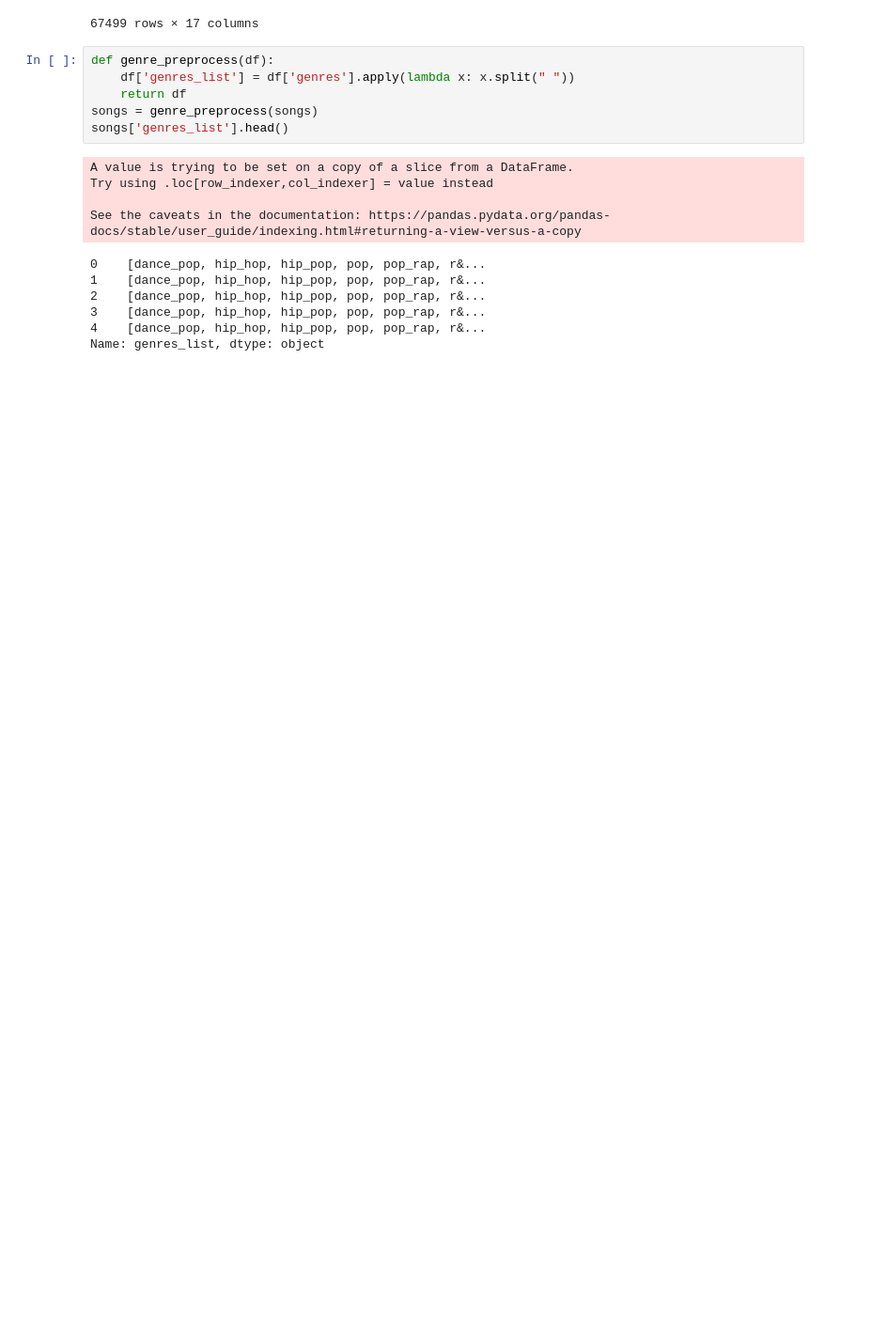
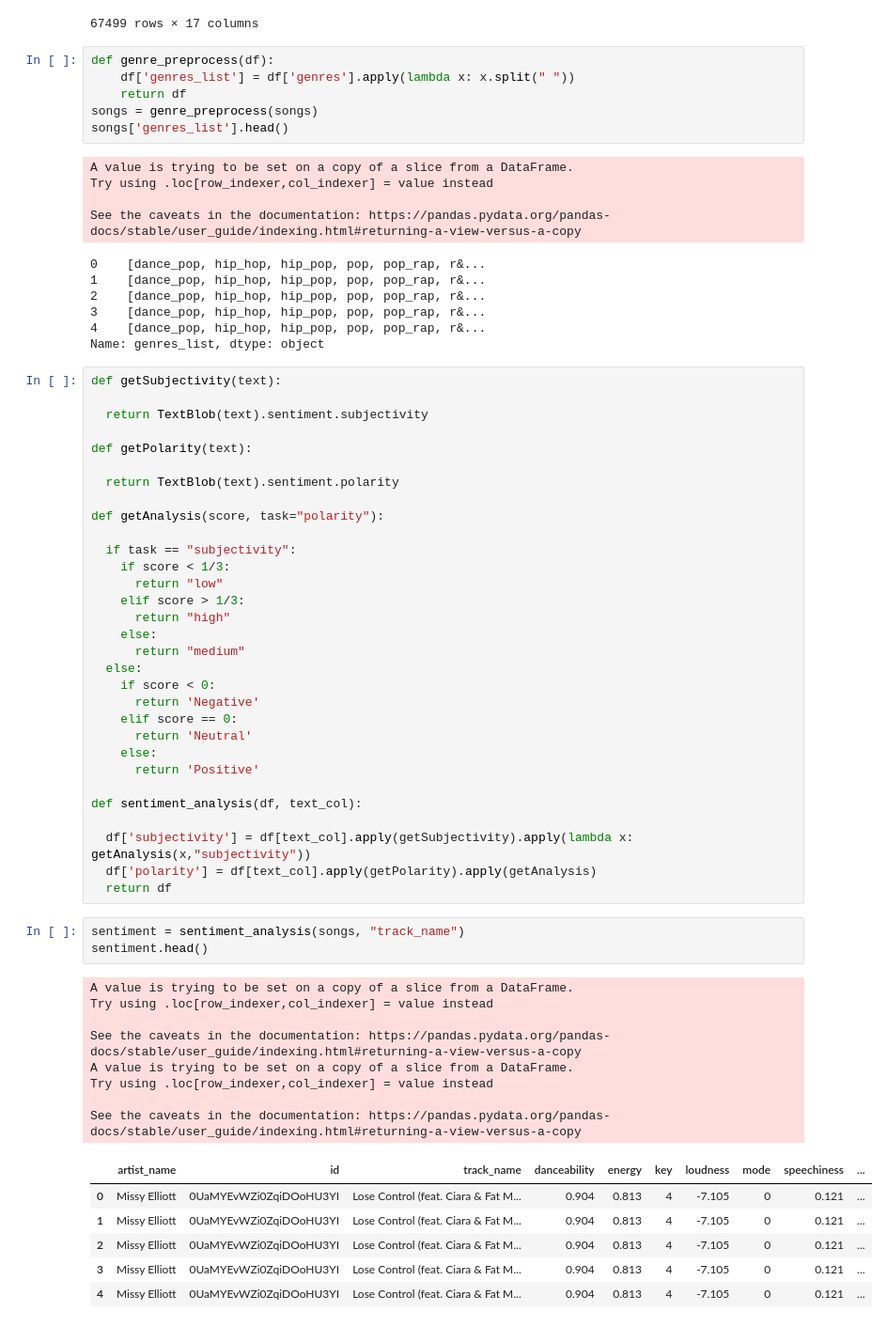
Before and after one commit to Sumith-Pevekar/MusicRecoEngine, a Jupyter notebook: MusicRecoEngine.ipynb, the cells around one changed output. Shown: that part at 94% size. Cells and saved outputs as stored; diff of their text form; blank space fills up the shorter version.

```diff
--- a/MusicRecoEngine.ipynb
+++ b/MusicRecoEngine.ipynb
@@ -107,3 +107,52 @@ See the caveats in the documentation: https://pandas.pydata.org/pandas-docs/stab
 3    [dance_pop, hip_hop, hip_pop, pop, pop_rap, r&...
 4    [dance_pop, hip_hop, hip_pop, pop, pop_rap, r&...
 Name: genres_list, dtype: object
+# %%
+def getSubjectivity(text):
+
+  return TextBlob(text).sentiment.subjectivity
+
+def getPolarity(text):
+
+  return TextBlob(text).sentiment.polarity
+
+def getAnalysis(score, task="polarity"):
+
+  if task == "subjectivity":
+    if score < 1/3:
+      return "low"
+    elif score > 1/3:
+      return "high"
+    else:
+      return "medium"
+  else:
+    if score < 0:
+      return 'Negative'
+    elif score == 0:
+      return 'Neutral'
+    else:
+      return 'Positive'
+
+def sentiment_analysis(df, text_col):
+
+  df['subjectivity'] = df[text_col].apply(getSubjectivity).apply(lambda x: getAnalysis(x,"subjectivity"))
+  df['polarity'] = df[text_col].apply(getPolarity).apply(getAnalysis)
+  return df
+# %%
+sentiment = sentiment_analysis(songs, "track_name")
+sentiment.head()
+# %% [output]
+A value is trying to be set on a copy of a slice from a DataFrame.
+Try using .loc[row_indexer,col_indexer] = value instead
+
+See the caveats in the documentation: https://pandas.pydata.org/pandas-docs/stable/user_guide/indexing.html#returning-a-view-versus-a-copy
+A value is trying to be set on a copy of a slice from a DataFrame.
+Try using .loc[row_indexer,col_indexer] = value instead
+
+See the caveats in the documentation: https://pandas.pydata.org/pandas-docs/stable/user_guide/indexing.html#returning-a-view-versus-a-copy
+|  | artist_name | id | track_name | danceability | energy | key | loudness | mode | speechiness | ... |
+| 0 | Missy Elliott | 0UaMYEvWZi0ZqiDOoHU3YI | Lose Control (feat. Ciara & Fat M... | 0.904 | 0.813 | 4 | -7.105 | 0 | 0.121 | ... |
+| 1 | Missy Elliott | 0UaMYEvWZi0ZqiDOoHU3YI | Lose Control (feat. Ciara & Fat M... | 0.904 | 0.813 | 4 | -7.105 | 0 | 0.121 | ... |
+| 2 | Missy Elliott | 0UaMYEvWZi0ZqiDOoHU3YI | Lose Control (feat. Ciara & Fat M... | 0.904 | 0.813 | 4 | -7.105 | 0 | 0.121 | ... |
+| 3 | Missy Elliott | 0UaMYEvWZi0ZqiDOoHU3YI | Lose Control (feat. Ciara & Fat M... | 0.904 | 0.813 | 4 | -7.105 | 0 | 0.121 | ... |
+| 4 | Missy Elliott | 0UaMYEvWZi0ZqiDOoHU3YI | Lose Control (feat. Ciara & Fat M... | 0.904 | 0.813 | 4 | -7.105 | 0 | 0.121 | ... |
```
Also changed, not shown: parts of 2 cells of this notebook.
